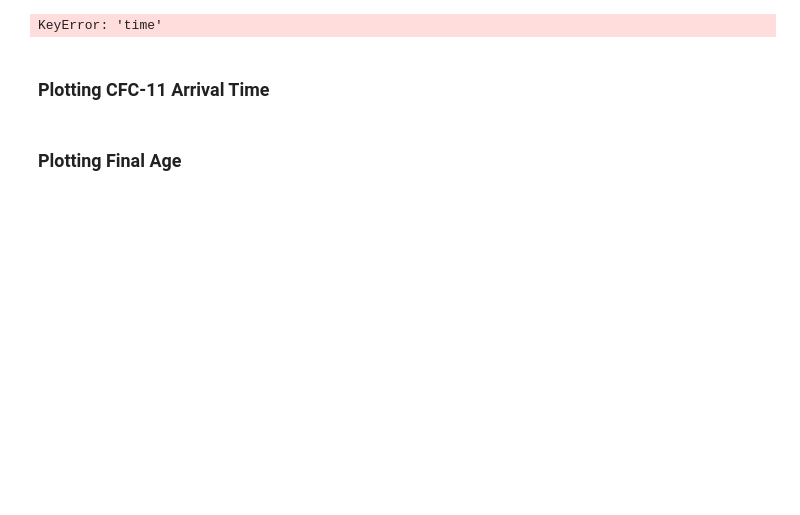
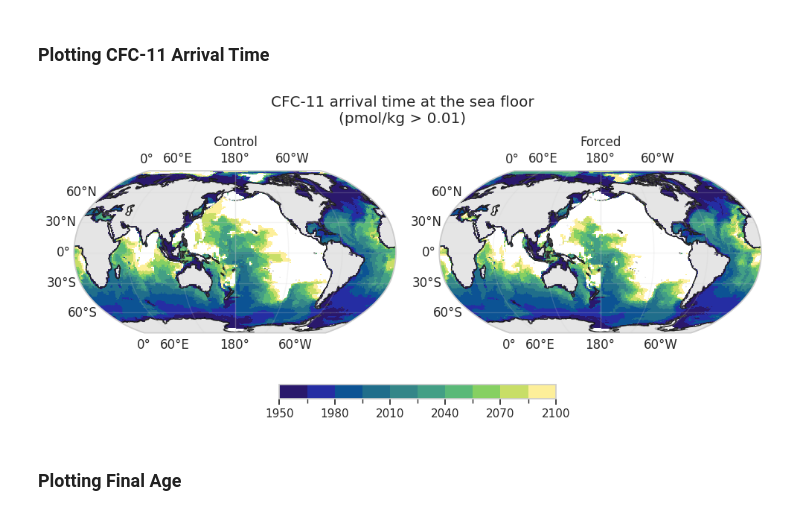
Before and after one commit to hdrake/CM4XTransientTracers, a Jupyter notebook: notebooks/paper_notebooks/6.plotting_SouthernOcean_correlations.ipynb, the cells around one changed output. Cells and saved outputs as stored; diff of their text form; code cells hidden in the pictures; blank space fills up the shorter version.

```diff
--- a/notebooks/paper_notebooks/6.plotting_SouthernOcean_correlations.ipynb
+++ b/notebooks/paper_notebooks/6.plotting_SouthernOcean_correlations.ipynb
@@ -93,6 +90,4 @@ cfc11_arrival = cfc11_arrival * 1. * cfc11_arrival.year
 cfc11_arrival = cfc11_arrival.where(cfc11_arrival > 0)
 cfc11_arrival = cfc11_arrival.min(dim = "year", skipna = True)
 # %%
-bottom_age = ds_columns.agessc.groupby("time.year").mean("time").isel(year = -1)
+# bottom_age = ds_columns.agessc.groupby("time.year").mean("time").isel(year = -1)
-# %% [output]
-KeyError: 'time'
@@ -105,36 +102,39 @@ import cartopy.feature as cfeature
 import cmocean.cm as cmo
 
 fig, ax = plt.subplots(1, 2, figsize = (10, 5),
                         subplot_kw={'projection':ccrs.Robinson(central_longitude = 180)})
-
-arrival_levels = np.arange(1950, 2100.1, 25)
+[a.coastlines() for a in ax]
+arrival_levels = np.arange(1950, 2100.1, 15)
 arrival_levels[np.abs(arrival_levels) < 1e-16]  = 0
 cmap = plt.get_cmap(cmo.haline)
 norm = BoundaryNorm(arrival_levels, ncolors=cmap.N, clip=False)
 
 ax[0].pcolormesh(cfc11_arrival.geolon, cfc11_arrival.geolat,
                  cfc11_arrival.sel(exp = "control"),
                  transform = ccrs.PlateCarree(),
                  cmap = cmap, norm = norm)
 
 ax[0].set_title("Control")
 
 cb = ax[1].pcolormesh(cfc11_arrival.geolon, cfc11_arrival.geolat,
                  cfc11_arrival.sel(exp = "forced"),
                  transform = ccrs.PlateCarree(),
                  cmap = cmap, norm = norm)
 ax[1].set_title("Forced")
 [a.coastlines(resolution = "50m", alpha = 0.2) for a in ax]
 
 gl = ax[0].gridlines(draw_labels = True, alpha = 0.2); gl.top_label = False; gl.bottom_label = False
 ax[0].add_feature(cfeature.NaturalEarthFeature('physical', 'land', '50m', edgecolor='face', facecolor='grey', alpha = 0.2))
 
 gl = ax[1].gridlines(draw_labels = True, alpha = 0.2)
 ax[1].add_feature(cfeature.NaturalEarthFeature('physical', 'land', '50m', edgecolor='face', facecolor='grey', alpha = 0.2))
 
 fig.tight_layout()
-fig.suptitle("CFC-11 arrival time (pmol/kg > 0.01) at the sea floor", y = 0.85)
+fig.suptitle("CFC-11 arrival time at the sea floor\n(pmol/kg > 0.01)", y = 0.85)
 fig.colorbar(cb, ax = ax[:2], orientation = "horizontal", fraction = 0.04)
+fig.savefig(plotsdir(f"paper_figures/CFC-11-arrival.png"), bbox_inches = "tight", dpi = dpi)
+# %% [output]
+[figure, added]
 # %% [markdown]
 ### Plotting Final Age
 # %%
```
Also changed, not shown: parts of 3 cells of this notebook, 4 other files.
